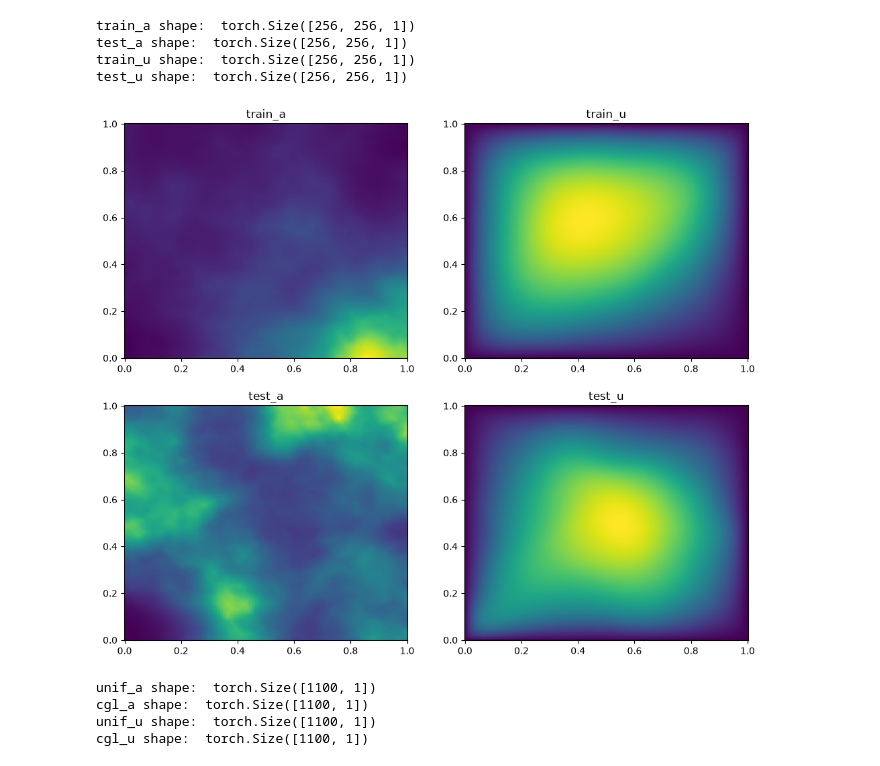
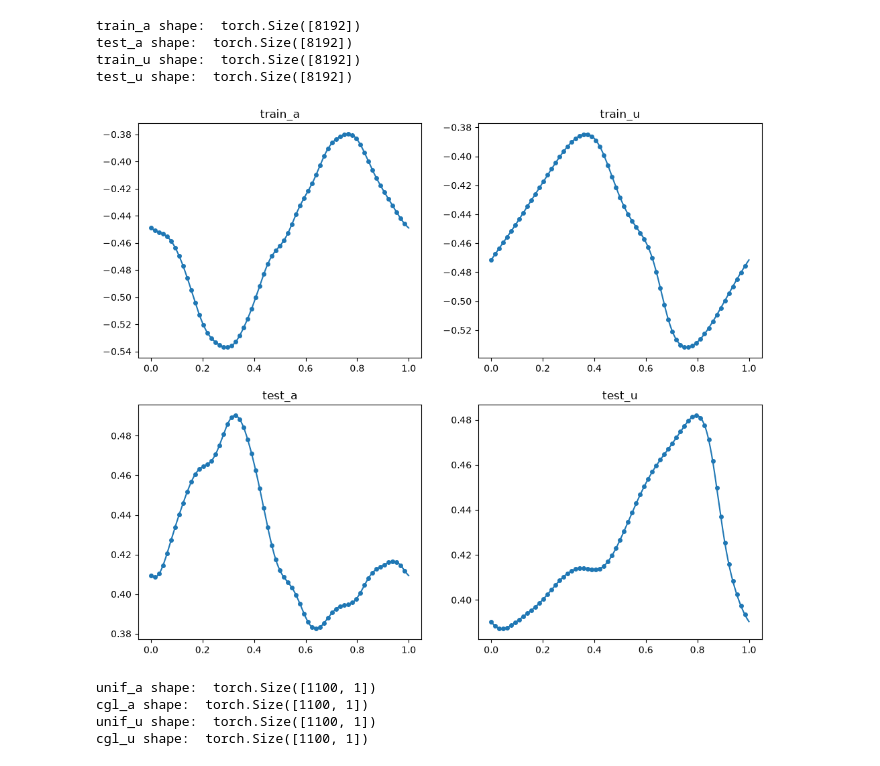
Before and after one commit to jens-nielsen/UltraNet, a Jupyter notebook: data_inspector.ipynb, the cells around one changed output. Drawn from its saved outputs; the diff is of its cells as text; code cells hidden in the pictures.

```diff
--- a/data_inspector.ipynb
+++ b/data_inspector.ipynb
@@ -7,7 +7,7 @@ import numpy as np
 def visualize_data(data_type: DataType, cheby:bool, train_a, test_a, train_u, test_u):
 
     # Burgers Plot
-    if data_type == DataType.BURGERS:
+    if data_type == DataType.BURGERS or data_type == DataType.BURGERS_PERIODIC:
 
         # Establish figure subplots and titles
         fig, axs = plt.subplots(2, 2, figsize=(12, 10))
@@ -64,29 +64,29 @@ def visualize_data(data_type: DataType, cheby:bool, train_a, test_a, train_u, te
 
     plt.show()
 # %%
-data_type = DataType.DARCY
+data_type = DataType.BURGERS_PERIODIC
 cheby = False
 
 data_config = data_config_map.get(data_type)
 pth = data_config.pth if cheby is False else data_config.cheby_pth
 
 data = torch.load(pth, mmap=True)
 
 train_a, test_a = data["a"][0], data["a"][-1]
 train_u, test_u = data["u"][0], data["u"][-1]
 
 print("train_a shape: ", train_a.shape)
 print("test_a shape: ", test_a.shape)
 print("train_u shape: ", train_u.shape)
 print("test_u shape: ", test_u.shape)
 
 visualize_data(data_type=data_type, cheby=cheby, train_a=train_a, train_u=train_u, test_a=test_a, test_u=test_u)
 # %% [output]
-train_a shape:  torch.Size([256, 256, 1])
-test_a shape:  torch.Size([256, 256, 1])
-train_u shape:  torch.Size([256, 256, 1])
-test_u shape:  torch.Size([256, 256, 1])
+train_a shape:  torch.Size([8192])
+test_a shape:  torch.Size([8192])
+train_u shape:  torch.Size([8192])
+test_u shape:  torch.Size([8192])
-[figure, old version]
+[figure, new version]
 # %%
 def visualize_cgl_vs_unif(data_type: DataType, unif_a, unif_u, cgl_a, cgl_u):
     if data_type == DataType.BURGERS:
```
Also changed, not shown: 8 other files.
